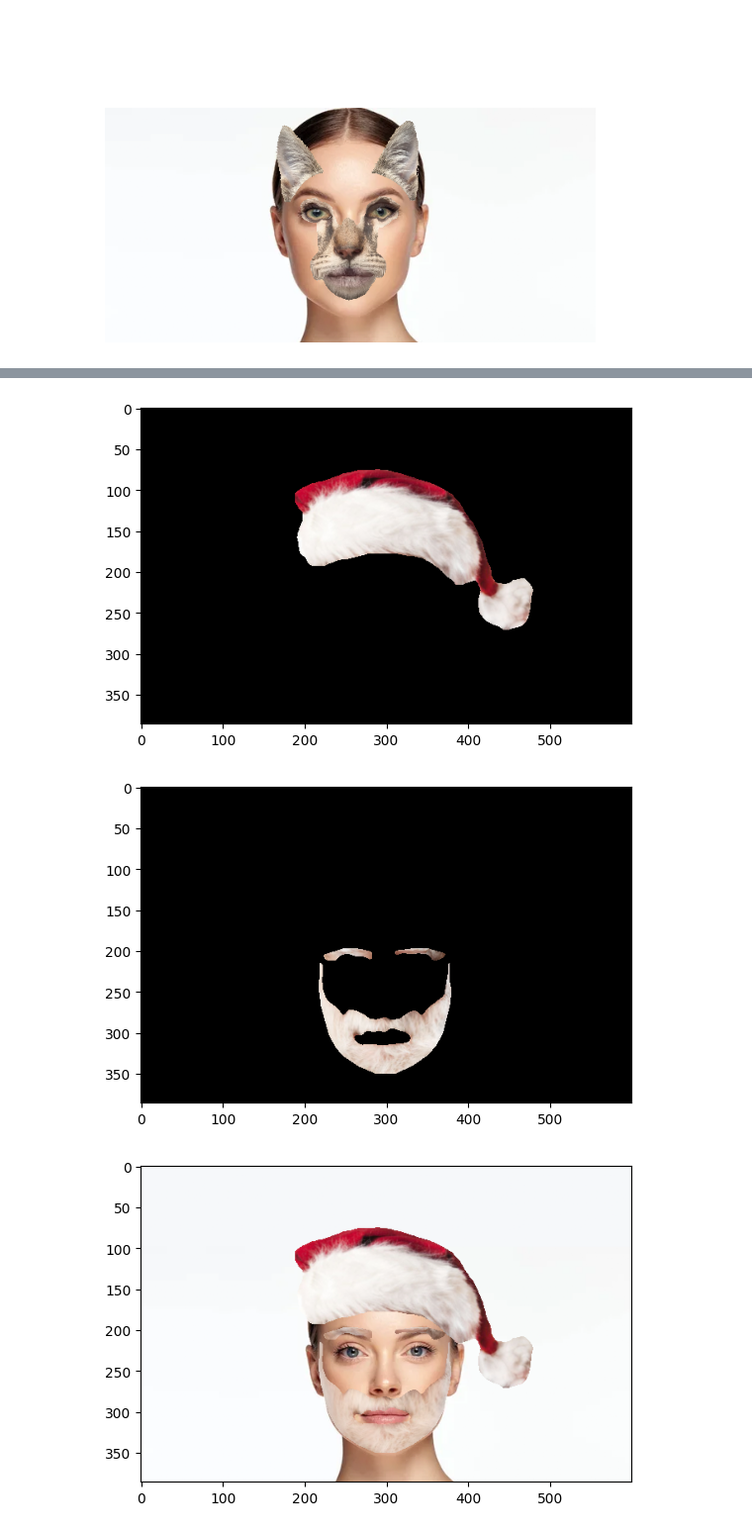
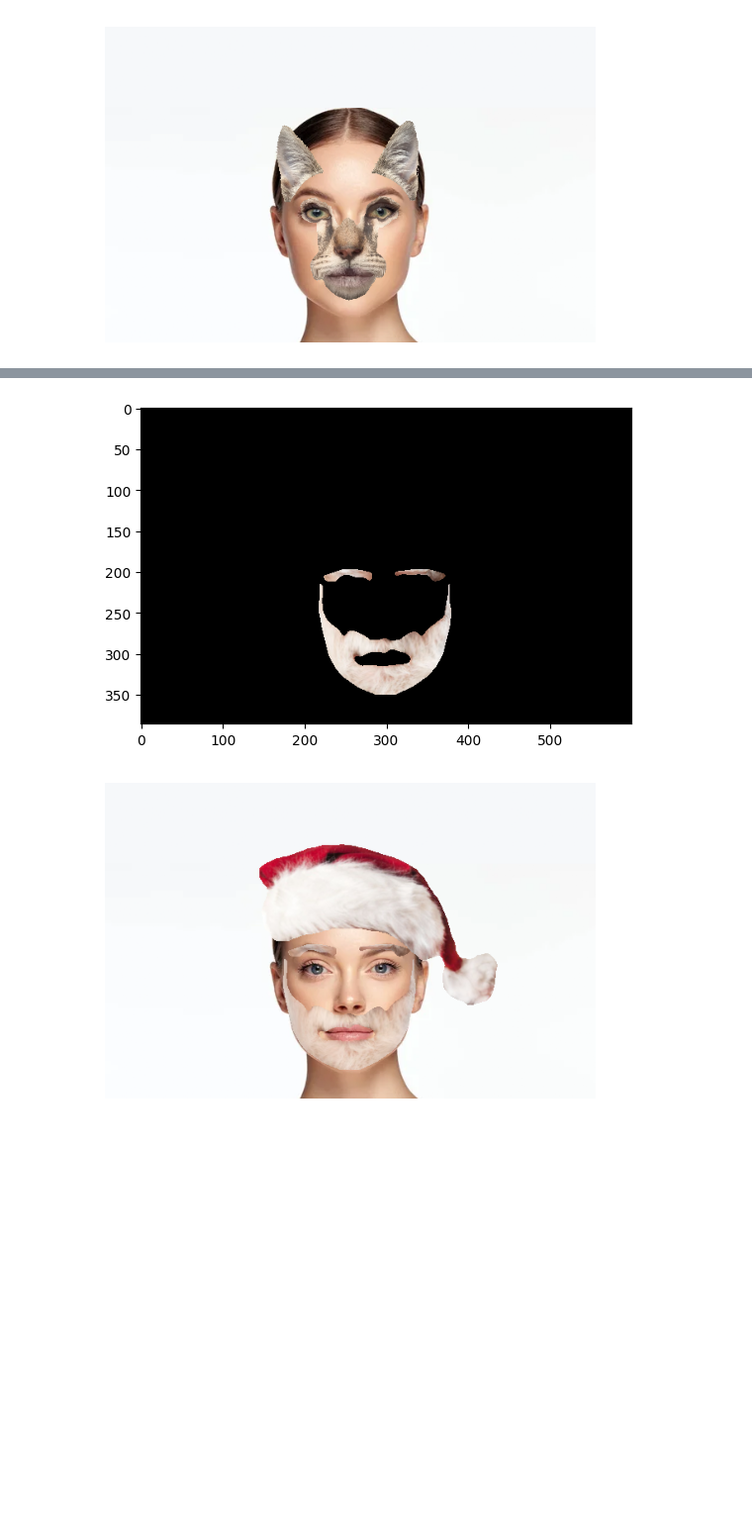
Before and after one commit to bhavberi/Face-Augmentation, a Jupyter notebook: src/main.ipynb, the cells around one changed output, grey strips where cells are left out. Shown at 99% size. Saved outputs shown, nothing was run; the diff lists cells and outputs as text; code cells hidden in the pictures; blank space fills up the shorter version.

```diff
--- a/src/main.ipynb
+++ b/src/main.ipynb
@@ -25,7 +25,7 @@ identity_affine[1, 2] += 100
 
 # # Apply the affine transformation to the hat map
 face = cv2.warpAffine(face, identity_affine, (face.shape[1], face.shape[0]))
-face[0:100,:] = 255
+face[0:100,:] = face[110, 0]
 plt.figure(figsize=(5, 5))
 plt.imshow(face)
 plt.show()
@@ -242,7 +242,7 @@ def hideEyes(I, p, hide=True):
 # %% [output]
 'Implementation without eye holes function'
 # %%
-a = hideEyes(warped_face_map.copy(), landmarks_extracted, hide=bool(mat['makeEyeHoles'][0][0]))
+a = hideEyes(warped_cat_face_map.copy(), landmarks_extracted, hide=bool(mat['makeEyeHoles'][0][0]))
 
 # print((a==warped_face_map).all())
 
@@ -521,27 +526,28 @@ Santa hat map shape: (495, 600)
 # %%
 face = cv2.imread("../images/face.jpg")
 face = cv2.cvtColor(face, cv2.COLOR_BGR2RGB)
 # identity affine matrix
 # shift face downwards by 50 pixels
 identity_affine = np.array([[1, 0, 0], [0, 1, 0]])
 identity_affine = np.float64(identity_affine)
 identity_affine[1, 2] += 100
 
 # # Apply the affine transformation to the hat map
 face = cv2.warpAffine(face, identity_affine, (face.shape[1], face.shape[0]))
 face[0:100,:] = face[110,0]
 
 blended_face = apply_mask_and_hat(face, landmarks_extracted, santa_landmarks, santa_hat_map, santa_face, santa_mat, santa_face_map)
 plt.imshow(blended_face)
+plt.axis("off")
+plt.savefig("../results/face_augmentation/face_with_santa_face_and_hat.png", bbox_inches='tight', pad_inches=0)
 plt.show()
 # %% [output]
 Face width: 164.00, Hat width: 600.00, Scale: 0.73
 Eye angle: 0.00, Rotation angle: 0.00
 Face center: [297. 227.]
 Affine matrix: [[ 0.72569551  0.         81.46843373]
  [-0.          0.72569551 62.26711939]]
 hat size: (495, 600)
 mask_face size: (495, 600, 3)
-[figure, old version]
+[figure, new version]
-[figure, old version]
+[figure, new version]
-[figure, removed]
```
Also changed, not shown: parts of 5 cells of this notebook, 4 other files.
